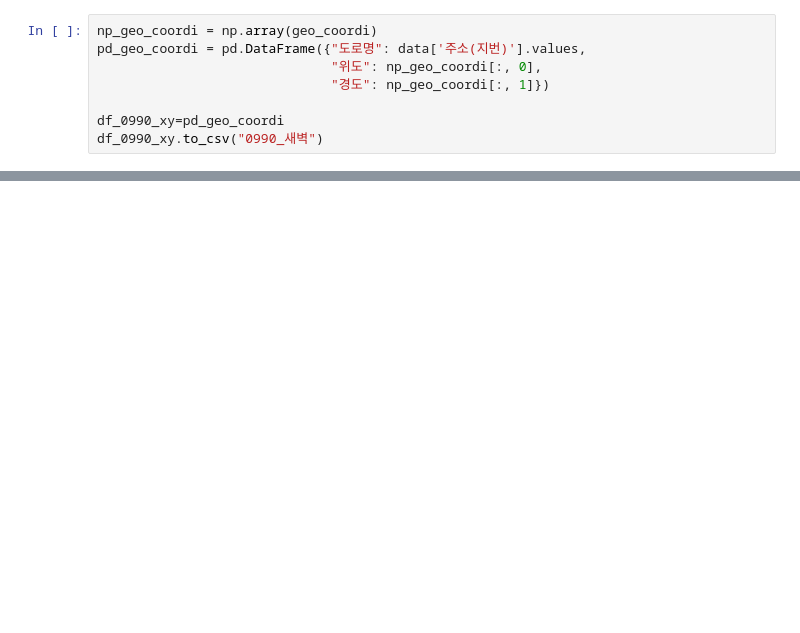
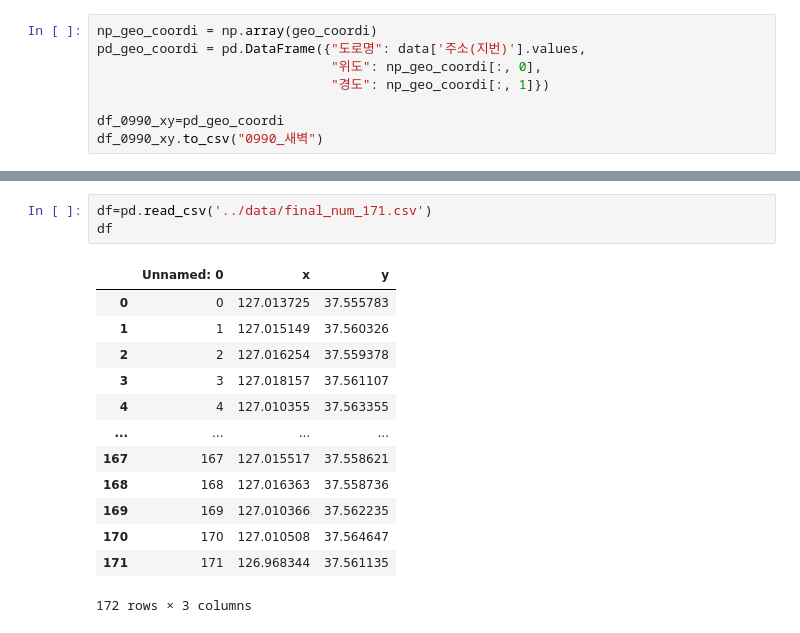
Before and after one commit to kkkaa1/ISE, a Jupyter notebook: modeling/도로명_위도경도전환.ipynb, the cells around one changed output, grey strips where cells are left out. Cells and saved outputs as stored; diff of their text form; blank space fills up the shorter version.

```diff
--- a/modeling/도로명_위도경도전환.ipynb
+++ b/modeling/도로명_위도경도전환.ipynb
@@ -55,0 +119,17 @@ df_0990_xy.to_csv("0990_새벽")
+# %%
+df=pd.read_csv('../data/final_num_171.csv')
+df
+# %% [output]
+|  | Unnamed: 0 | x | y |
+| 0 | 0 | 127.013725 | 37.555783 |
+| 1 | 1 | 127.015149 | 37.560326 |
+| 2 | 2 | 127.016254 | 37.559378 |
+| 3 | 3 | 127.018157 | 37.561107 |
+| 4 | 4 | 127.010355 | 37.563355 |
+| ... | ... | ... | ... |
+| 167 | 167 | 127.015517 | 37.558621 |
+| 168 | 168 | 127.016363 | 37.558736 |
+| 169 | 169 | 127.010366 | 37.562235 |
+| 170 | 170 | 127.010508 | 37.564647 |
+| 171 | 171 | 126.968344 | 37.561135 |
+172 rows × 3 columns
```
Also changed, not shown: parts of 12 cells of this notebook, 17 other files.
